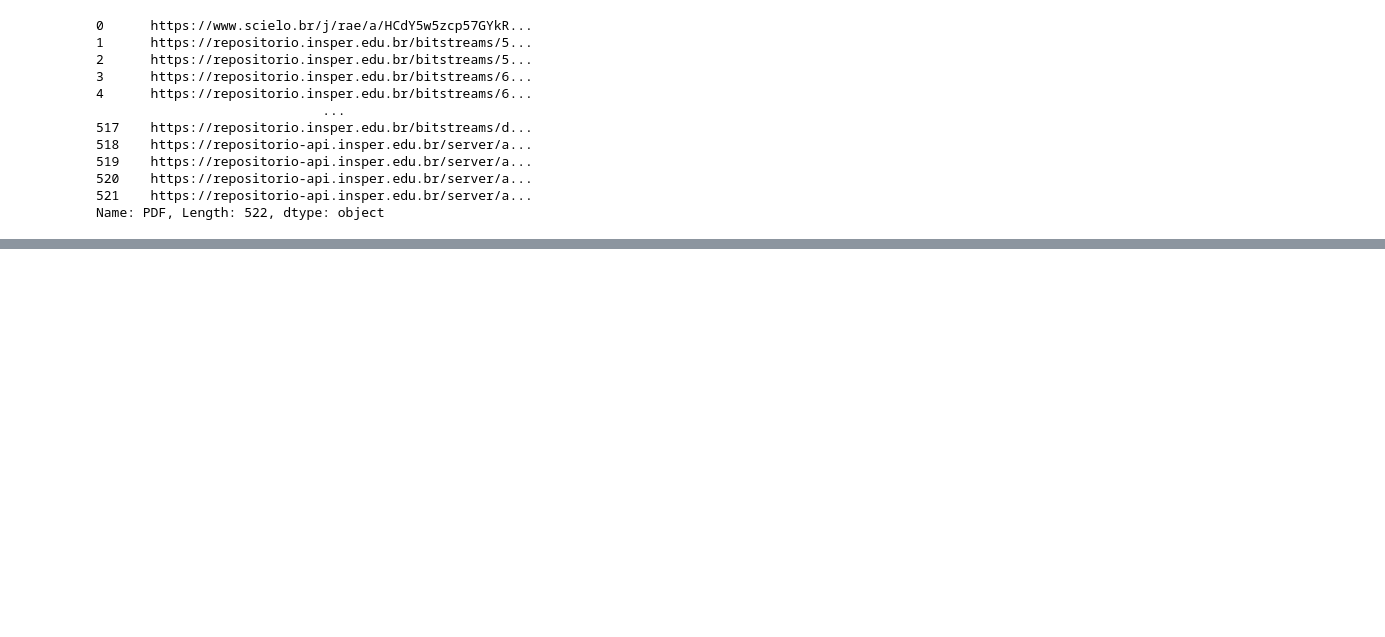
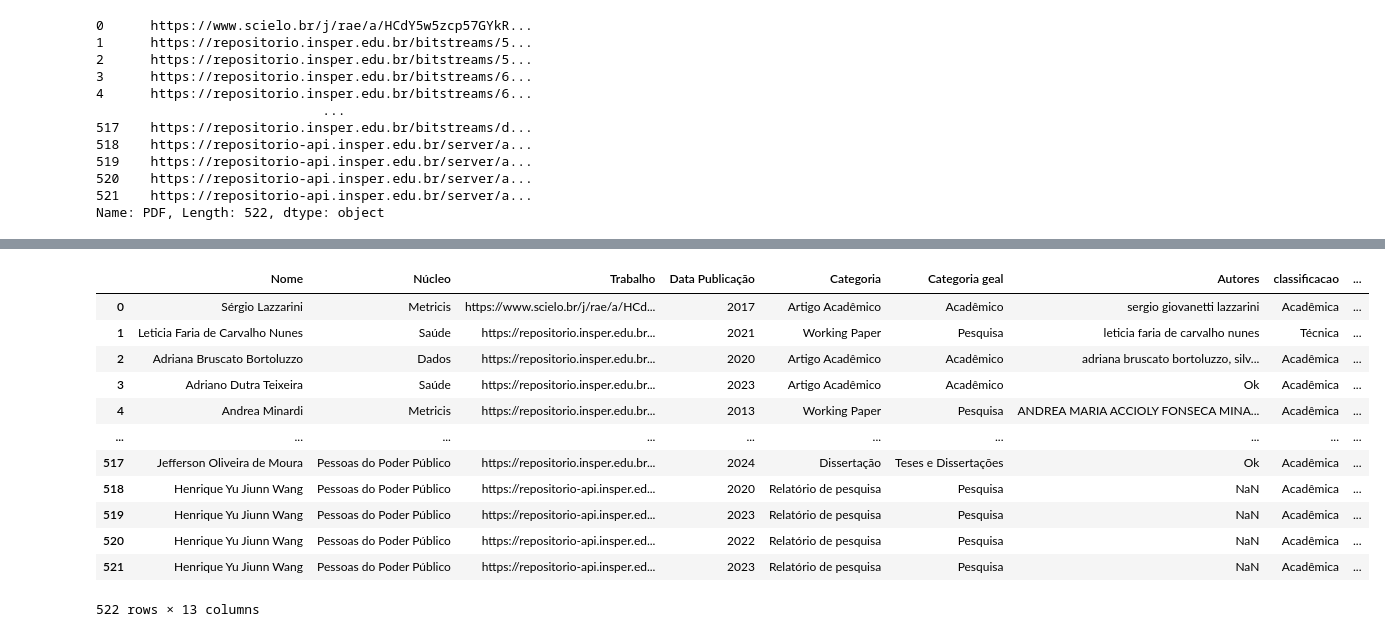
Before and after one commit to iranhonorato/Projeto-TLC, a Jupyter notebook: pdfs_validos.ipynb, the cells around one changed output, grey strips where cells are left out. Saved outputs shown, nothing was run; the diff lists cells and outputs as text; code cells hidden in the pictures; blank space fills up the shorter version.

```diff
--- a/pdfs_validos.ipynb
+++ b/pdfs_validos.ipynb
@@ -92,0 +119,3 @@ lista_extraidos
+# %%
+new_df = pd.DataFrame(lista_extraidos)
+new_df
@@ -92,0 +138,3 @@ lista_extraidos
+# %%
+df_pdfs_validos_clean = df_pdfs_validos.drop(columns=["PDF", "Tipo de Arquivo/Link", "Resumo"])
+df_pdfs_validos_clean
@@ -92,0 +155,17 @@ lista_extraidos
+# %%
+df_final = pd.concat([df_pdfs_validos_clean, new_df], axis=1)
+df_final
+# %% [output]
+|  | Nome | Núcleo | Trabalho | Data Publicação | Categoria | Categoria geal | Autores | classificacao | ... |
+| 0 | Sérgio Lazzarini | Metricis | https://www.scielo.br/j/rae/a/HCd... | 2017 | Artigo Acadêmico | Acadêmico | sergio giovanetti lazzarini | Acadêmica | ... |
+| 1 | Leticia Faria de Carvalho Nunes | Saúde | https://repositorio.insper.edu.br... | 2021 | Working Paper | Pesquisa | leticia faria de carvalho nunes | Técnica | ... |
+| 2 | Adriana Bruscato Bortoluzzo | Dados | https://repositorio.insper.edu.br... | 2020 | Artigo Acadêmico | Acadêmico | adriana bruscato bortoluzzo, silv... | Acadêmica | ... |
+| 3 | Adriano Dutra Teixeira | Saúde | https://repositorio.insper.edu.br... | 2023 | Artigo Acadêmico | Acadêmico | Ok | Acadêmica | ... |
+| 4 | Andrea Minardi | Metricis | https://repositorio.insper.edu.br... | 2013 | Working Paper | Pesquisa | ANDREA MARIA ACCIOLY FONSECA MINA... | Acadêmica | ... |
+| ... | ... | ... | ... | ... | ... | ... | ... | ... | ... |
+| 517 | Jefferson Oliveira de Moura | Pessoas do Poder Público | https://repositorio.insper.edu.br... | 2024 | Dissertação | Teses e Dissertações | Ok | Acadêmica | ... |
+| 518 | Henrique Yu Jiunn Wang | Pessoas do Poder Público | https://repositorio-api.insper.ed... | 2020 | Relatório de pesquisa | Pesquisa | NaN | Acadêmica | ... |
+| 519 | Henrique Yu Jiunn Wang | Pessoas do Poder Público | https://repositorio-api.insper.ed... | 2023 | Relatório de pesquisa | Pesquisa | NaN | Acadêmica | ... |
+| 520 | Henrique Yu Jiunn Wang | Pessoas do Poder Público | https://repositorio-api.insper.ed... | 2022 | Relatório de pesquisa | Pesquisa | NaN | Acadêmica | ... |
+| 521 | Henrique Yu Jiunn Wang | Pessoas do Poder Público | https://repositorio-api.insper.ed... | 2023 | Relatório de pesquisa | Pesquisa | NaN | Acadêmica | ... |
+522 rows × 13 columns
```
Also changed, not shown: parts of 5 cells of this notebook, 4 other files.
